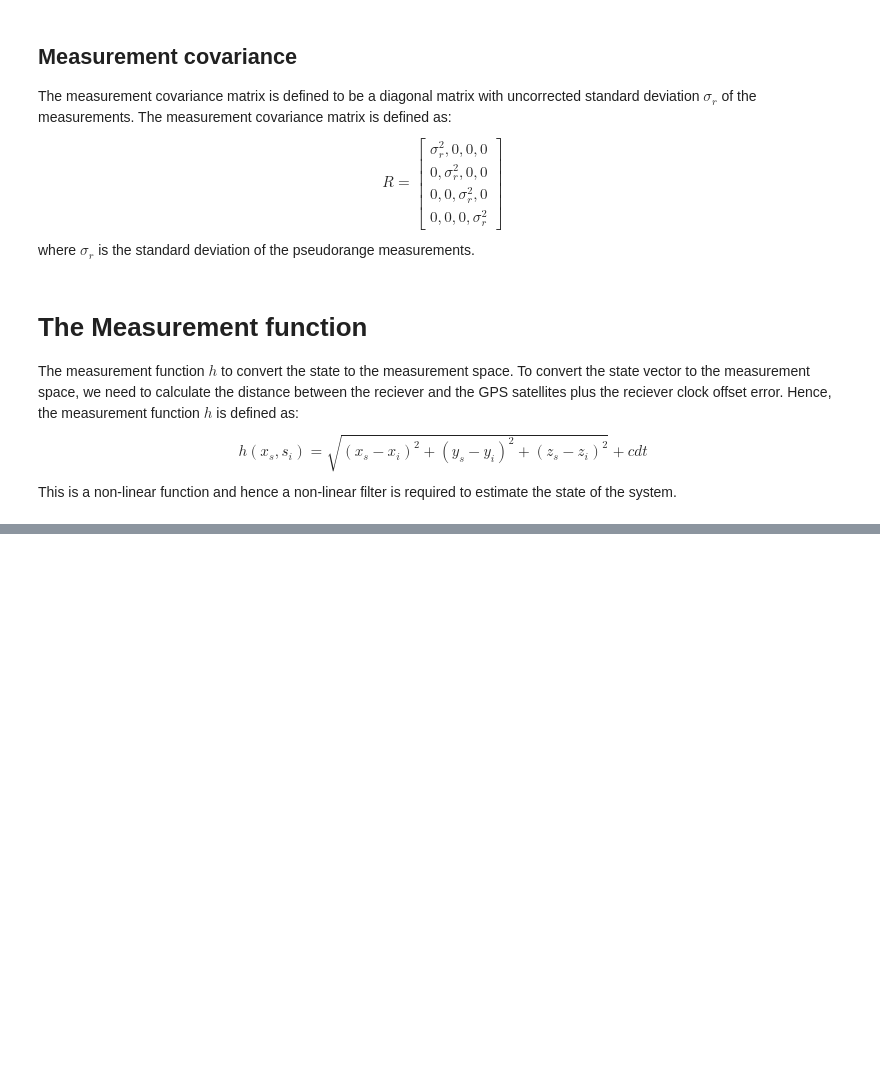
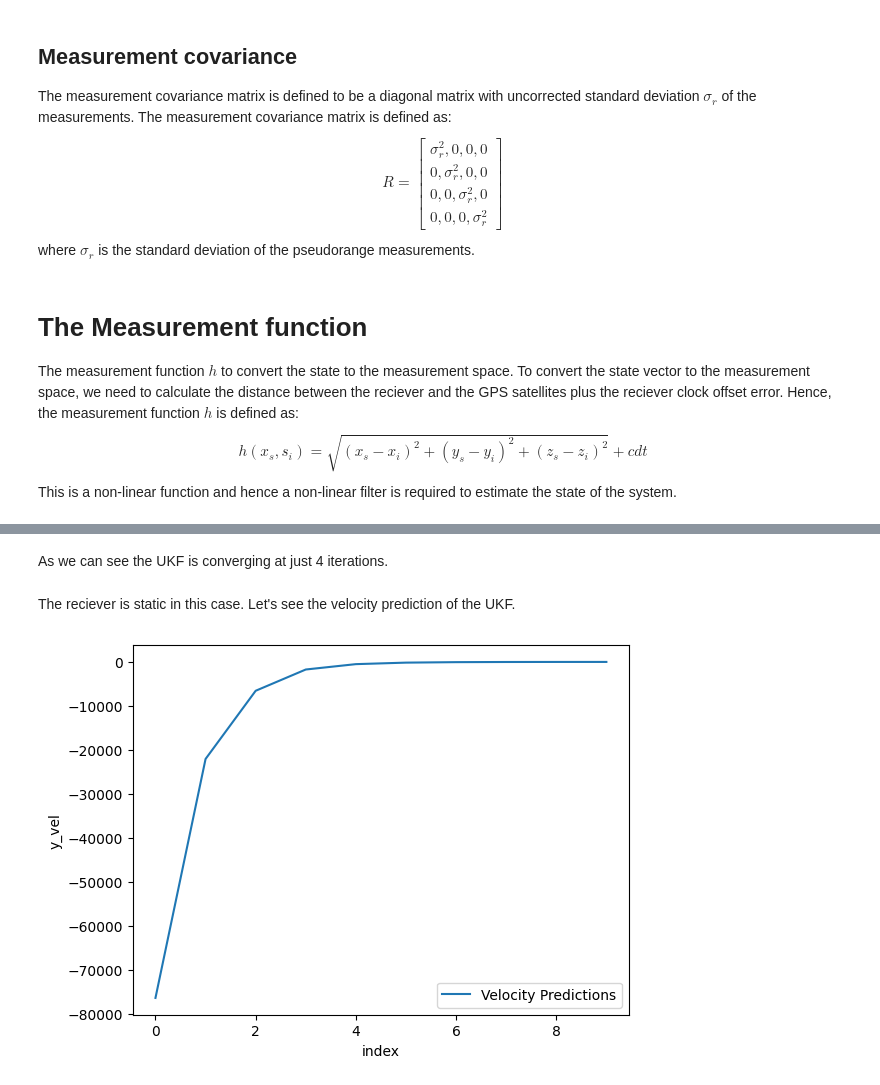
Before and after one commit to NISCHALPI/Navigator, a Jupyter notebook: docs/intro/unscented_kalman_filter_gps.ipynb, the cells around one changed output, grey strips where cells are left out. Saved outputs shown, nothing was run; the diff lists cells and outputs as text; code cells hidden in the pictures; blank space fills up the shorter version.

```diff
--- a/docs/intro/unscented_kalman_filter_gps.ipynb
+++ b/docs/intro/unscented_kalman_filter_gps.ipynb
@@ -178,0 +248,8 @@ ax.scatter(sample_data["x"], sample_data["y"], sample_data["z"], label="Estimate
+# %% [markdown]
+As we can see the UKF is converging at just 4 iterations.
+# %% [markdown]
+The reciever is static in this case. Let's see the velocity prediction of the UKF.
+# %%
+sns.lineplot(data=data[:10], x="index", y="y_vel", label="Velocity Predictions",);
+# %% [output]
+[figure, added]
```
Also changed, not shown: parts of 15 cells of this notebook, 16 other files.
